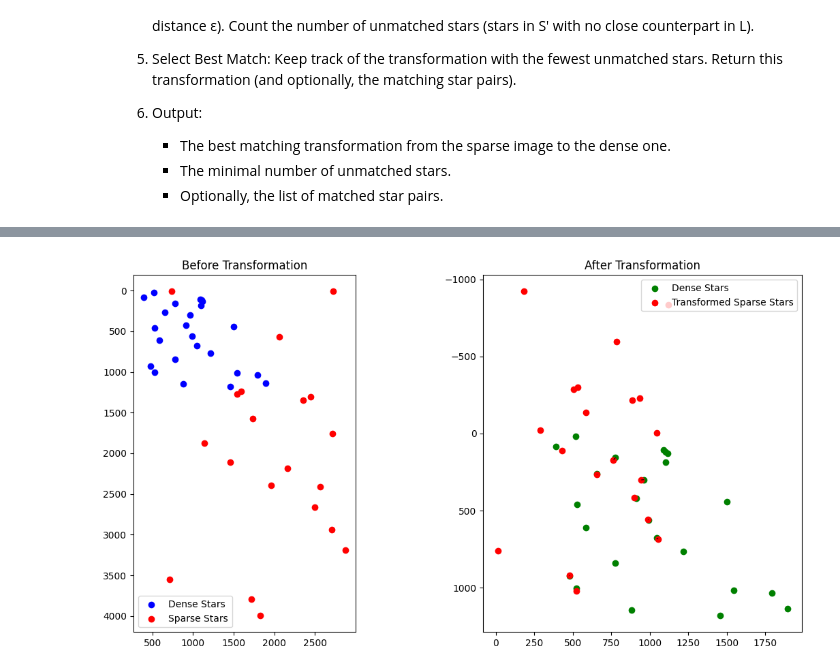
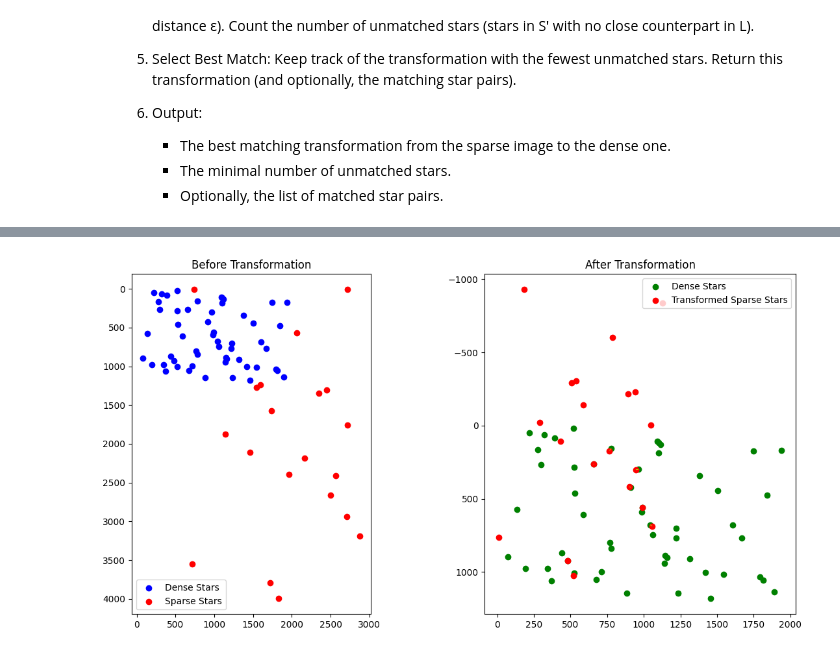
Before and after one commit to avivTurgeman/Space-Engineering, a Jupyter notebook: Assignments/Assignment 1/star_img_matcher.ipynb, the cells around one changed output, grey strips where cells are left out. Cells and saved outputs as stored; diff of their text form; code cells hidden in the pictures.

```diff
--- a/Assignments/Assignment 1/star_img_matcher.ipynb
+++ b/Assignments/Assignment 1/star_img_matcher.ipynb
@@ -196,16 +225,13 @@ def plot_star_alignment(sparse, dense, transformed_sparse=None, matches=None):
     axes[0].invert_yaxis()
     axes[0].set_aspect('equal')
 
-    # After transformation
-    if transformed_sparse is None:
-        transformed_sparse = apply_transform(sparse, *transform)
 
     axes[1].scatter(dense[:, 0], dense[:, 1], c='green', label='Dense Stars')
     axes[1].scatter(transformed_sparse[:, 0], transformed_sparse[:, 1], c='red', label='Transformed Sparse Stars')
 
     if matches:
         for sp, dp in matches:
-            axes[1].plot([sp[0], dp[0]], [sp[1], dp[1]], 'k--', linewidth=0.8)
+            axes[1].plot([sp[0], dp[0]], [sp[1], dp[1]], 'y--', linewidth=0.8)
 
     axes[1].set_title("After Transformation")
     axes[1].legend()
@@ -216,14 +242,16 @@ def plot_star_alignment(sparse, dense, transformed_sparse=None, matches=None):
     plt.show()
 # %%
 # Example call (assuming you still have first_img and second_img loaded)
+transformed_sparse = apply_transform(
+    np.array(first_img_codrs),
+    transform[0], transform[1], transform[2],
+    scale_radius=True)
+
 plot_star_alignment(
     first_img_codrs,
-    second_img_cords,
-    transformed_sparse=apply_transform(
-        np.array([s[:2] for s in detect_stars(first_img_path)]),
-        transform[0], transform[1], transform[2]
-    ),
+    detect_stars(second_img_path, 2),
+    transformed_sparse=transformed_sparse,
     matches=matches
 )
 # %% [output]
-[figure, old version]
+[figure, new version]
```
Also changed, not shown: parts of 2 cells of this notebook, 1 other file.
